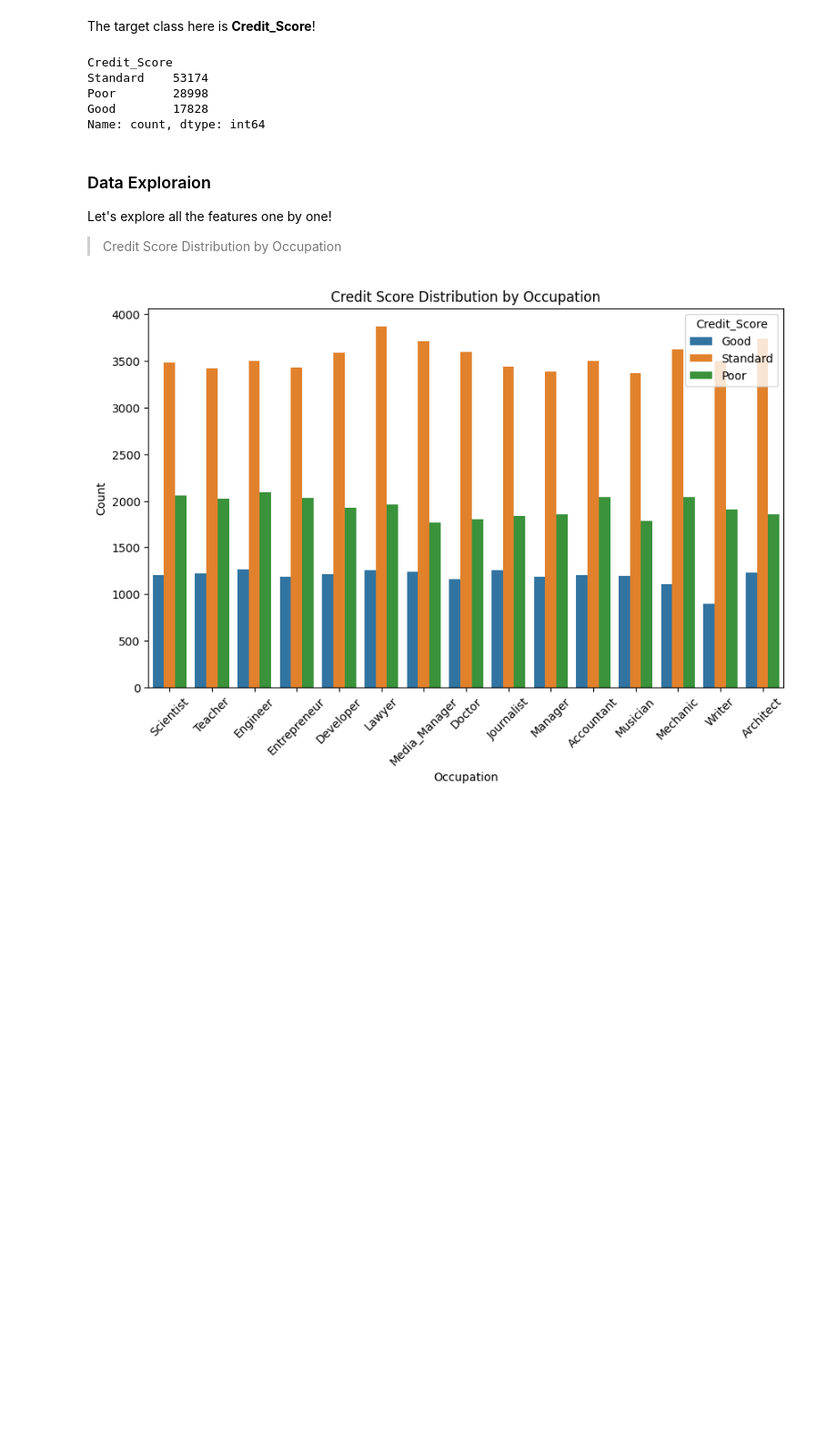
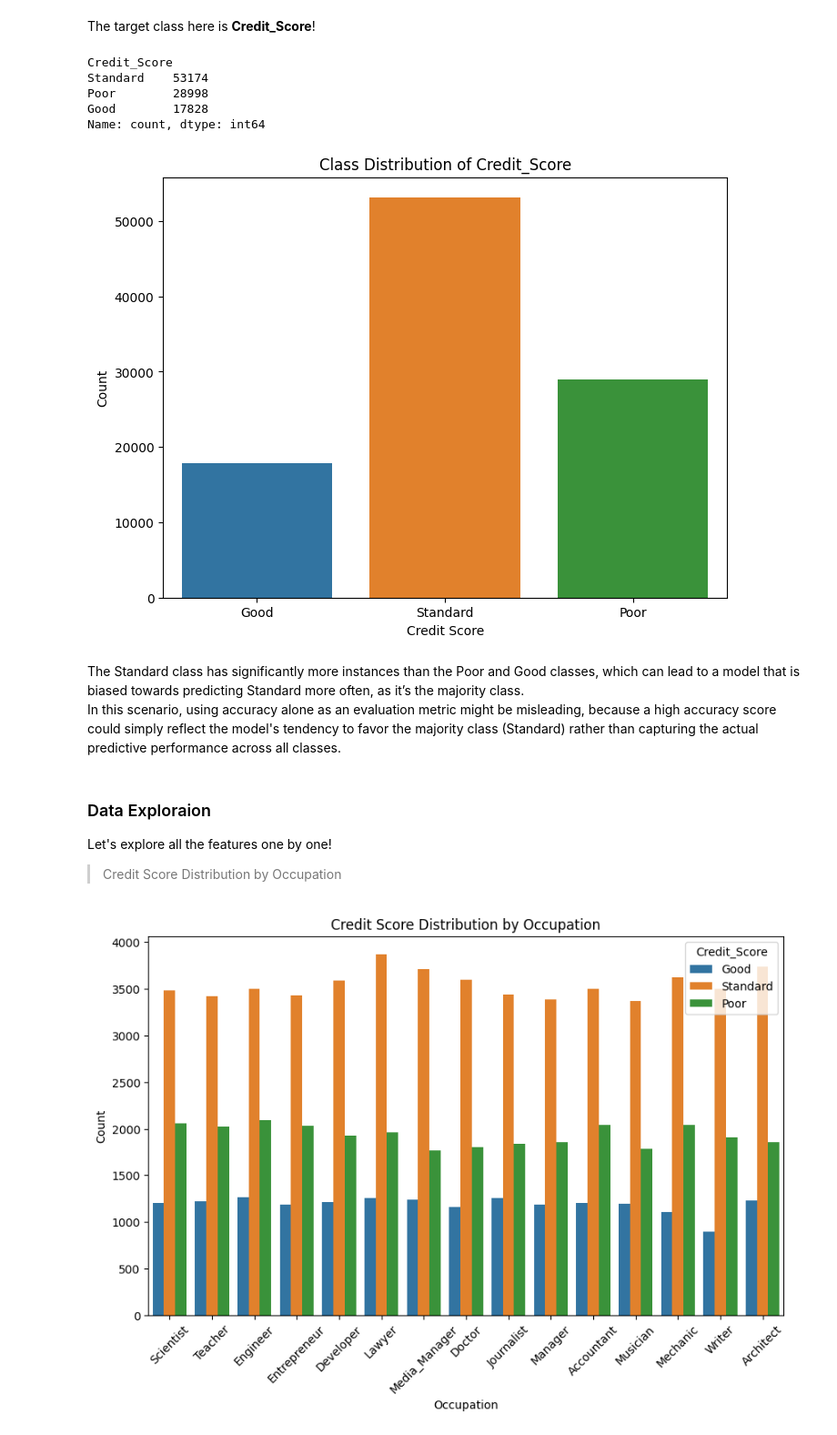
Before and after one commit to Darknight47/Data-Science-Project-01, a Jupyter notebook: credit_score_classification.ipynb, the cells around one changed output. Shown at 91% size. Saved outputs shown, nothing was run; the diff lists cells and outputs as text; code cells hidden in the pictures; blank space fills up the shorter version.

```diff
--- a/credit_score_classification.ipynb
+++ b/credit_score_classification.ipynb
@@ -157,6 +157,19 @@ Standard    53174
 Poor        28998
 Good        17828
 Name: count, dtype: int64
+# %%
+# Count plot for class distribution
+plt.figure(figsize=(8, 6))
+sns.countplot(x='Credit_Score', data=dataset, hue="Credit_Score")
+plt.title('Class Distribution of Credit_Score')
+plt.xlabel('Credit Score')
+plt.ylabel('Count')
+plt.show()
+# %% [output]
+[figure, added]
+# %% [markdown]
+The Standard class has significantly more instances than the Poor and Good classes, which can lead to a model that is biased towards predicting Standard more often, as it’s the majority class.
+In this scenario, using accuracy alone as an evaluation metric might be misleading, because a high accuracy score could simply reflect the model's tendency to favor the majority class (Standard) rather than capturing the actual predictive performance across all classes.
 # %% [markdown]
 ### Data Exploraion
 Let's explore all the features one by one!
```
Also changed, not shown: parts of 5 cells of this notebook.
